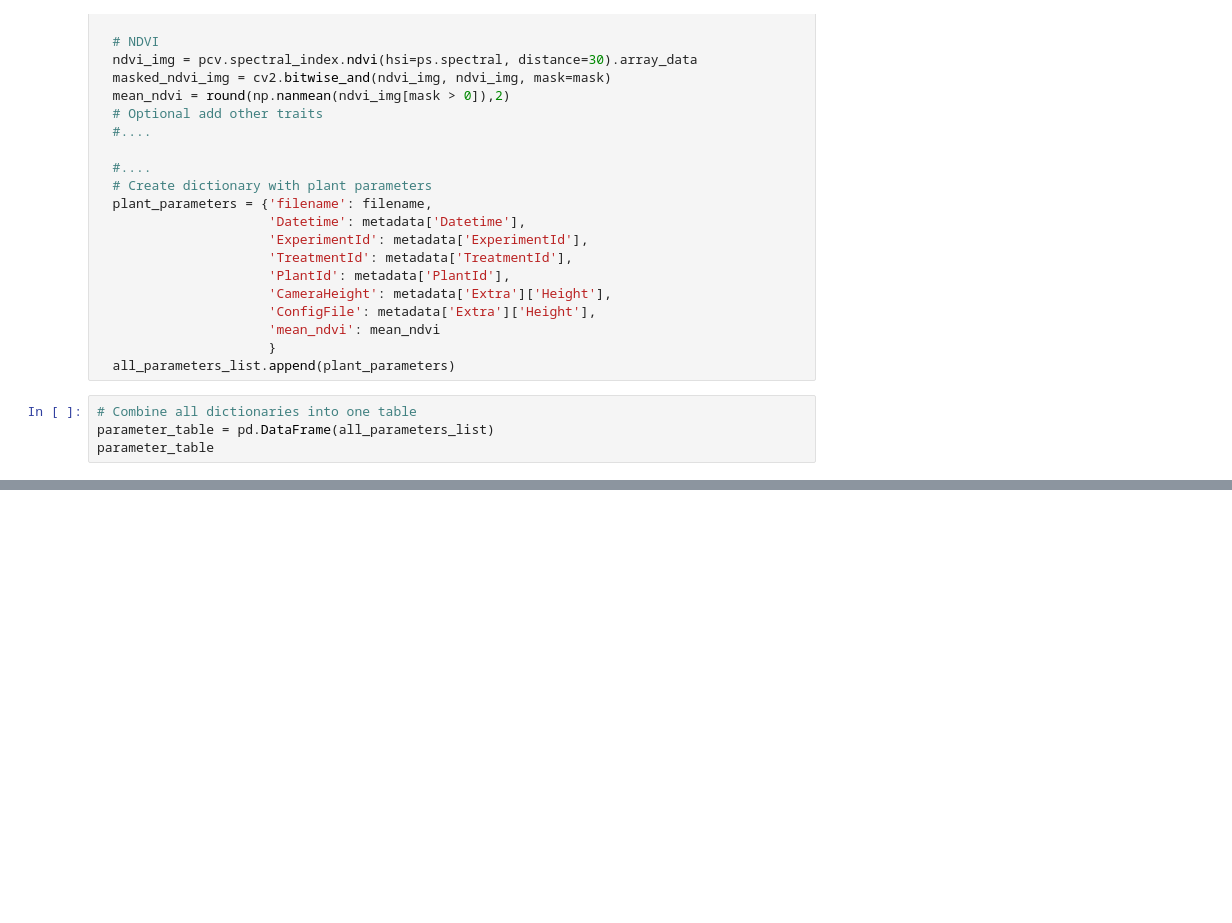
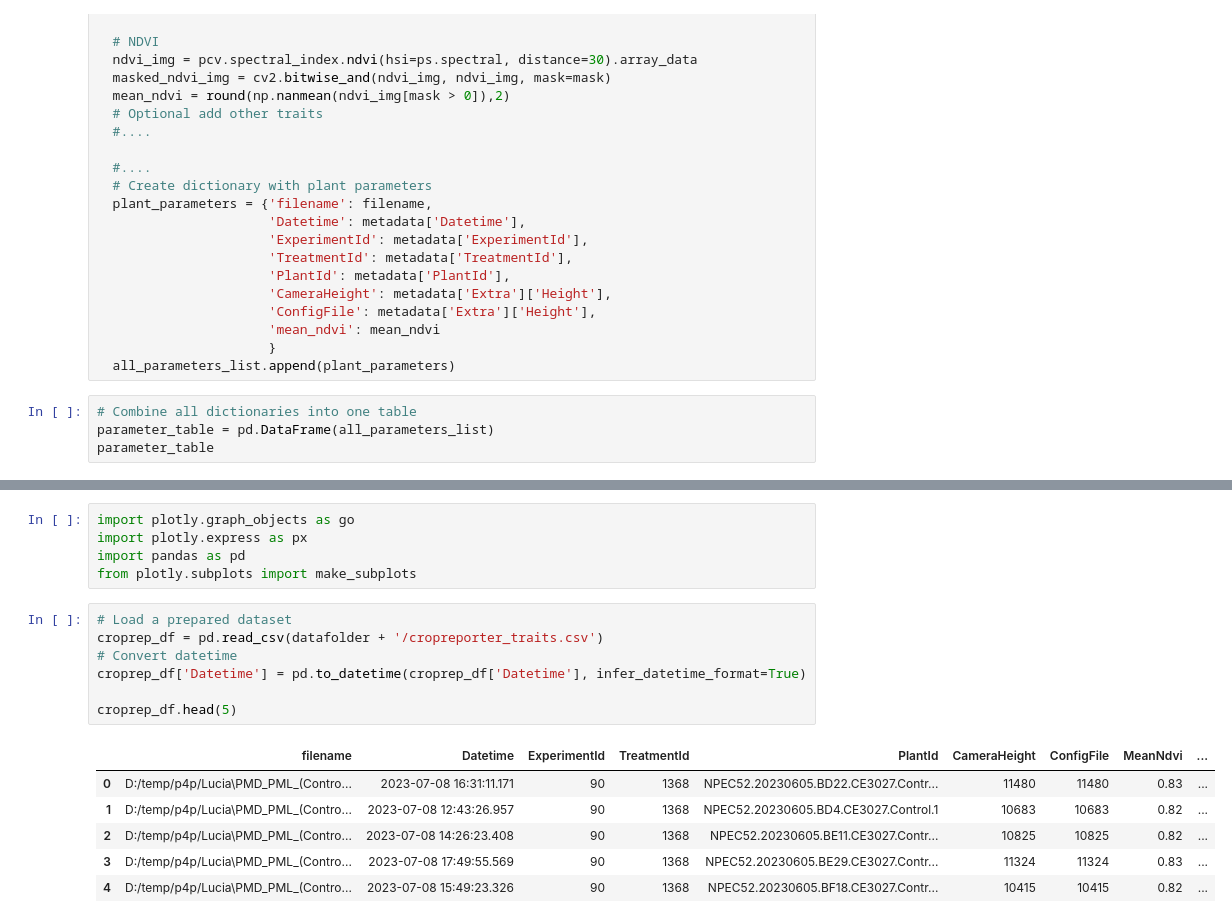
Before and after one commit to JTvD/Workshop_P4P, a Jupyter notebook: introduction.ipynb, the cells around one changed output, grey strips where cells are left out. Drawn from its saved outputs; the diff is of its cells as text; blank space fills up the shorter version.

```diff
--- a/introduction.ipynb
+++ b/introduction.ipynb
@@ -368,0 +413,19 @@ parameter_table.to_csv('cropreporter_traits.csv', index = False)
+# %%
+import plotly.graph_objects as go
+import plotly.express as px
+import pandas as pd
+from plotly.subplots import make_subplots
+# %%
+# Load a prepared dataset
+croprep_df = pd.read_csv(datafolder + '/cropreporter_traits.csv')
+# Convert datetime
+croprep_df['Datetime'] = pd.to_datetime(croprep_df['Datetime'], infer_datetime_format=True)
+
+croprep_df.head(5)
+# %% [output]
+|  | filename | Datetime | ExperimentId | TreatmentId | PlantId | CameraHeight | ConfigFile | MeanNdvi | ... |
+| 0 | D:/temp/p4p/Lucia\PMD_PML_(Contro... | 2023-07-08 16:31:11.171 | 90 | 1368 | NPEC52.20230605.BD22.CE3027.Contr... | 11480 | 11480 | 0.83 | ... |
+| 1 | D:/temp/p4p/Lucia\PMD_PML_(Contro... | 2023-07-08 12:43:26.957 | 90 | 1368 | NPEC52.20230605.BD4.CE3027.Control.1 | 10683 | 10683 | 0.82 | ... |
+| 2 | D:/temp/p4p/Lucia\PMD_PML_(Contro... | 2023-07-08 14:26:23.408 | 90 | 1368 | NPEC52.20230605.BE11.CE3027.Contr... | 10825 | 10825 | 0.82 | ... |
+| 3 | D:/temp/p4p/Lucia\PMD_PML_(Contro... | 2023-07-08 17:49:55.569 | 90 | 1368 | NPEC52.20230605.BE29.CE3027.Contr... | 11324 | 11324 | 0.83 | ... |
+| 4 | D:/temp/p4p/Lucia\PMD_PML_(Contro... | 2023-07-08 15:49:23.326 | 90 | 1368 | NPEC52.20230605.BF18.CE3027.Contr... | 10415 | 10415 | 0.82 | ... |
```
Also changed, not shown: parts of 19 cells of this notebook.
